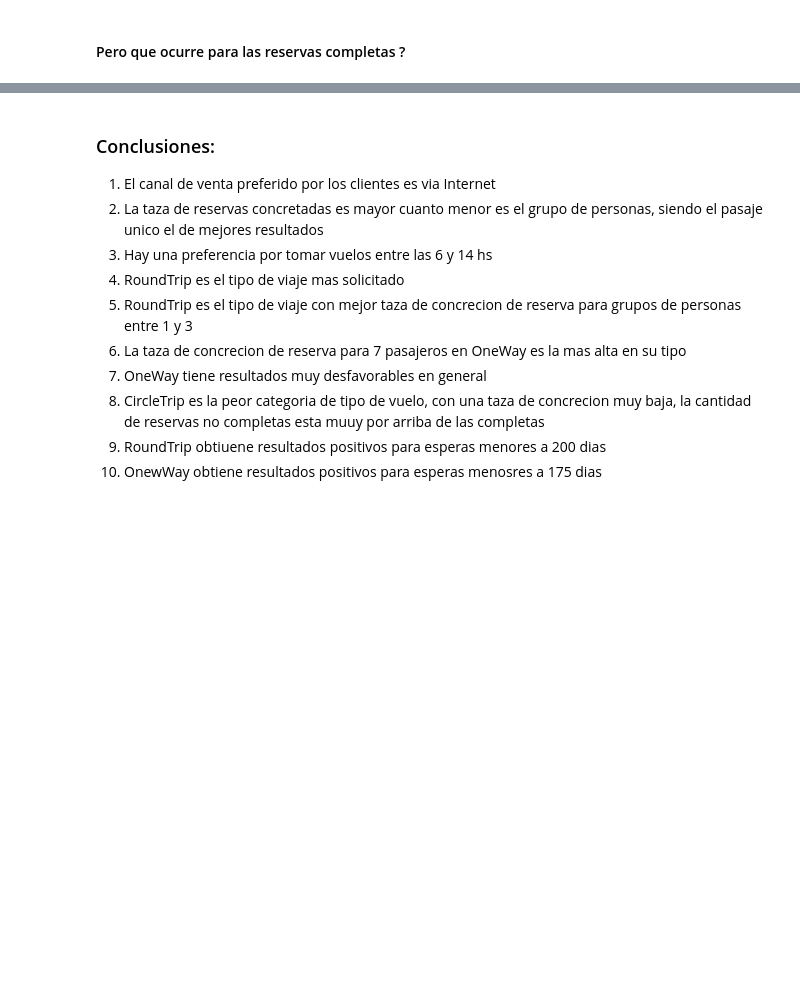
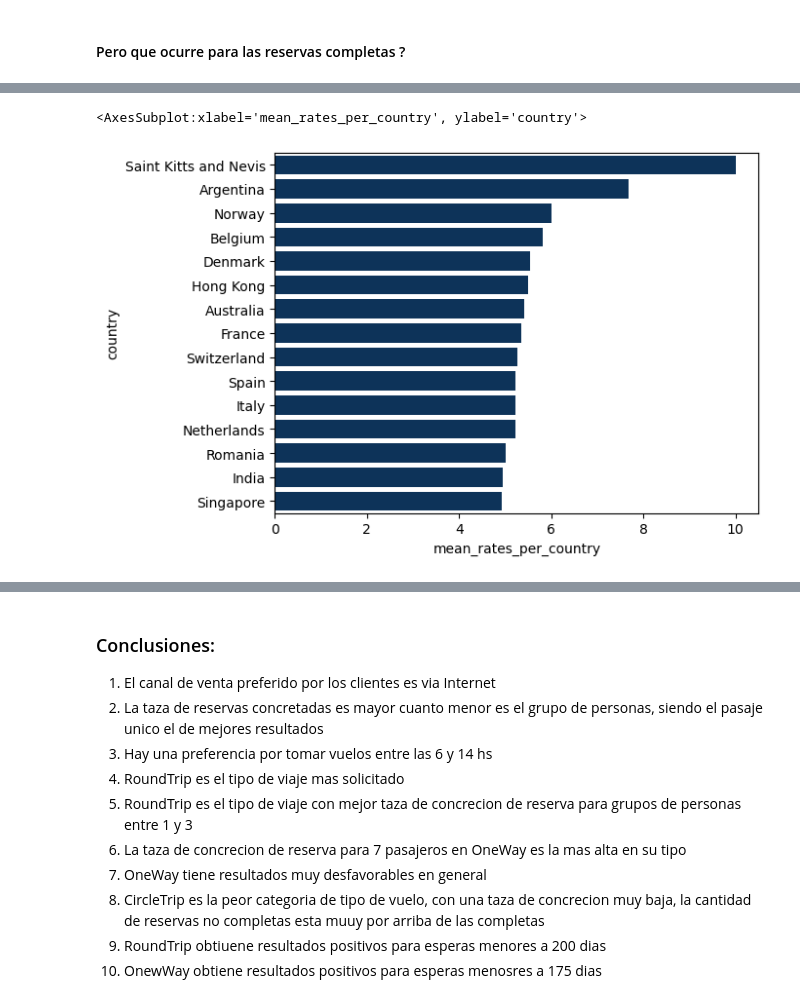
Before and after one commit to CrissRMFI/TP---ORGA, a Jupyter notebook: 01Analisis_airline.ipynb, the cells around one changed output, grey strips where cells are left out. Saved outputs shown, nothing was run; the diff lists cells and outputs as text; code cells hidden in the pictures; blank space fills up the shorter version.

```diff
--- a/01Analisis_airline.ipynb
+++ b/01Analisis_airline.ipynb
@@ -386,0 +442,8 @@ Text(0.5, 0, 'NUmero de pasajeros')
+# %%
+rates_verified_country = reviews_merge.loc[reviews_merge.verified == True,["country","mean_rates_per_country"]].value_counts().to_frame().reset_index()
+
+del rates_verified_country[0]
+
+rates_verified_country = rates_verified_country.sort_values(by="mean_rates_per_country",ascending=False)
+
+rates_verified_country
@@ -386,0 +468,5 @@ Text(0.5, 0, 'NUmero de pasajeros')
+# %%
+sns.barplot(data=rates_verified_country.head(15),x="mean_rates_per_country",y="country",color=AZUL_PETROLEO)
+# %% [output]
+<AxesSubplot:xlabel='mean_rates_per_country', ylabel='country'>
+[figure, added]
```
Also changed, not shown: parts of 19 cells of this notebook, 4 other files.
